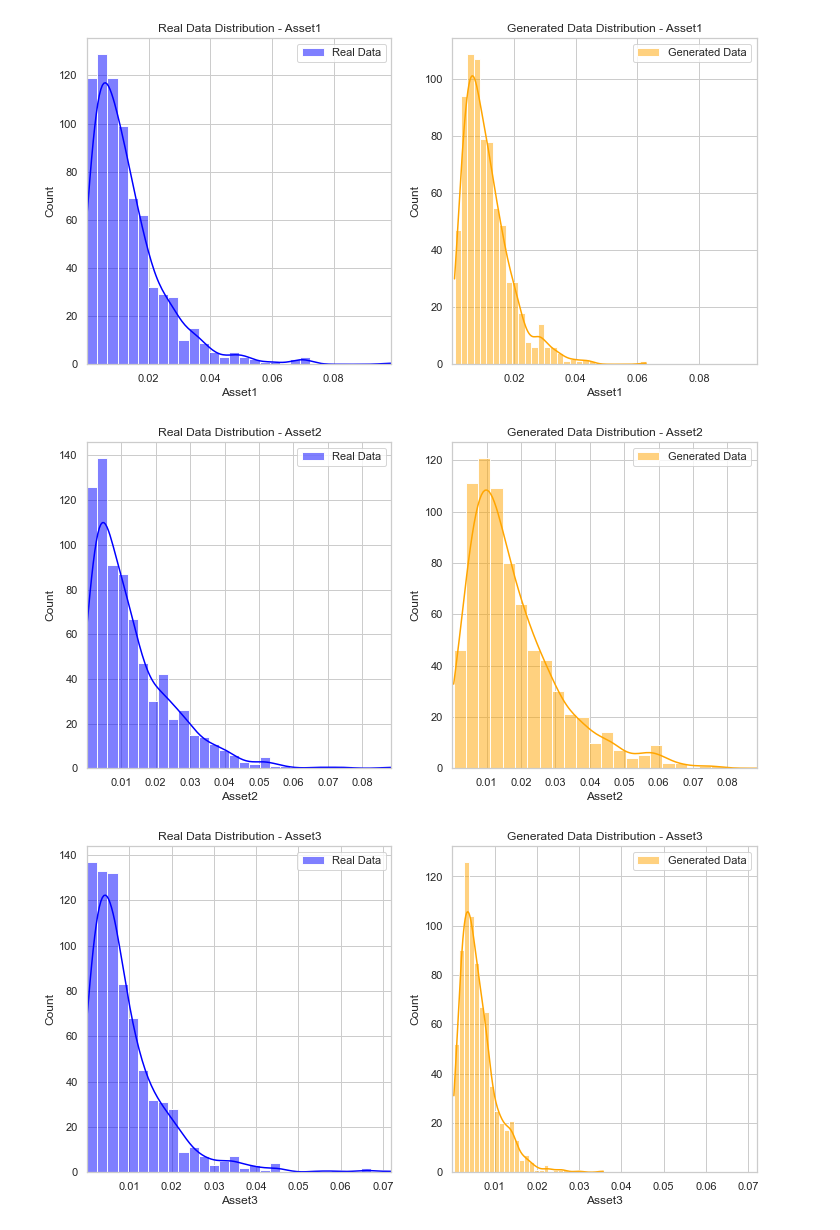
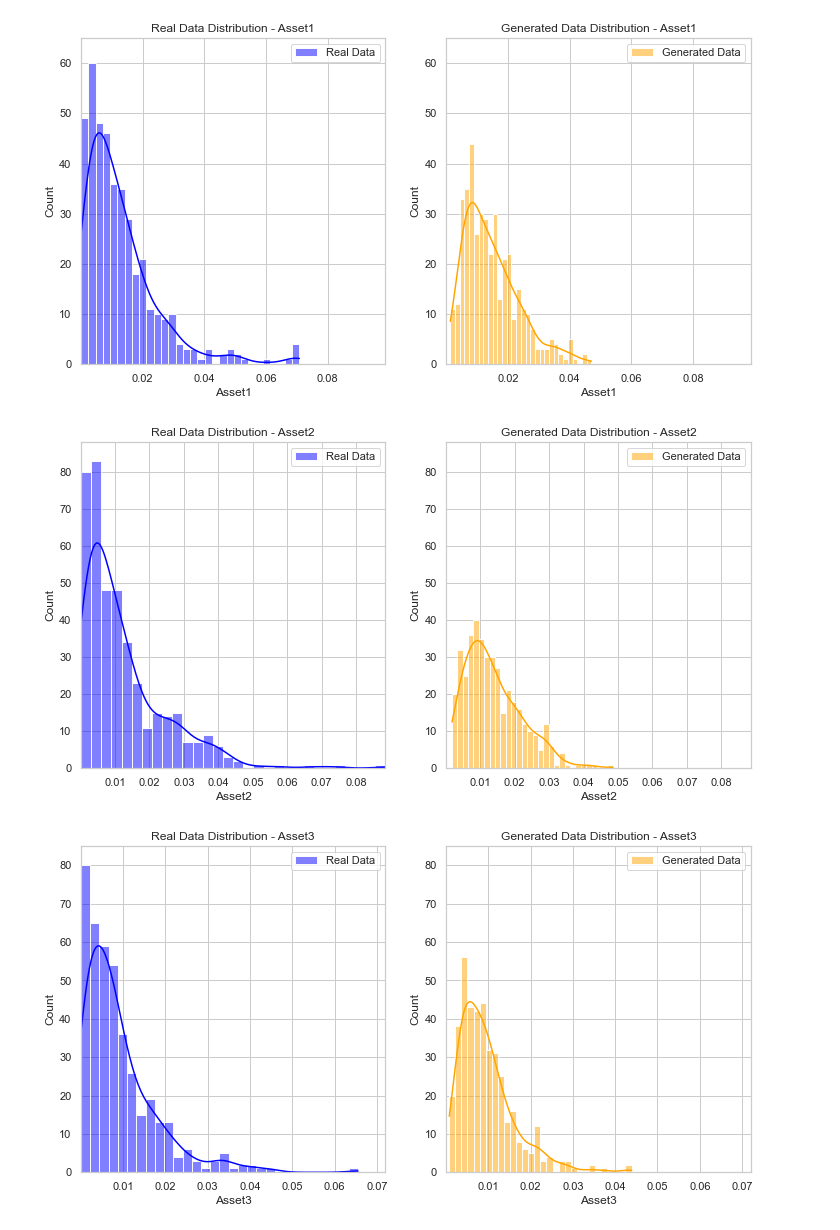
Before and after one commit to Tristan-Amadei/GenAI, a Jupyter notebook: GAN.ipynb, the cells around one changed output. Cells and saved outputs as stored; diff of their text form; code cells hidden in the pictures.

```diff
--- a/GAN.ipynb
+++ b/GAN.ipynb
@@ -53,7 +53,7 @@ class Generator(nn.Module):
     def __init__(self, input_size, output_size):
         super(Generator, self).__init__()
         self.model = nn.Sequential(
-            nn.Linear(input_size, 38),
+            nn.Linear(input_size, 42),
             nn.ReLU(),
             # nn.Linear(64, 32),
             # nn.ReLU(),
@@ -62,7 +62,7 @@ class Generator(nn.Module):
             # nn.Linear(256, output_size),
             # nn.Linear(input_size, 10),
             # nn.ReLU(),
-            nn.Linear(38, output_size),
+            nn.Linear(42, output_size),
             nn.Sigmoid()
         )
 
@@ -205,7 +205,7 @@ generator.eval()
 
 # Generate new samples
 # num_samples = len(test_data) # Adjust as needed
-num_samples = len(df) # Adjust as needed
+num_samples = 410 # Adjust as needed
 
 
 # desired_mean = torch.mean(test_data[:, 0])
@@ -253,33 +253,37 @@ Generated Samples:
 # %%
 import matplotlib.pyplot as plt
 import seaborn as sns
 
 # Set style for better visuals
 sns.set(style="whitegrid")
 
 # plot_test_data = pd.DataFrame(test_data.detach().numpy(), columns=["Asset1", "Asset2", "Asset3", "Asset4"])
-plot_test_data = df
+plot_test_data = df[:410]
 
 # Plotting real vs generated distributions for each feature
 for i, feature in enumerate(["Asset1", "Asset2", "Asset3", "Asset4"]):
     plt.figure(figsize=(12, 6))
 
     # Plot real data distribution
     plt.subplot(1, 2, 1)
-    sns.histplot(plot_test_data[feature], bins=30, kde=True, color='blue', label='Real Data')
+    ax = sns.histplot(plot_test_data[feature], bins=30, kde=True, color='blue', label='Real Data')
     plt.title(f"Real Data Distribution - {feature}")
     plt.legend()
     plt.xlim(plot_test_data[feature].min(), df[feature].max())
+    # Get the maximum frequency
+    max_freq = max(ax.patches, key=lambda x: x.get_height()).get_height()
+    plt.ylim(0, max_freq+5)
 
     # Plot generated data distribution
     plt.subplot(1, 2, 2)
     sns.histplot(generated_df[feature], bins=30, kde=True, color='orange', label='Generated Data')
     plt.title(f"Generated Data Distribution - {feature}")
     plt.legend()
     plt.xlim(plot_test_data[feature].min(), df[feature].max())
+    plt.ylim(0, max_freq+5)
 
     plt.show()
 # %% [output]
-[figure, old version]
+[figure, new version]
-[figure, old version]
+[figure, new version]
-[figure, old version]
+[figure, new version]
```
Also changed, not shown: parts of 10 cells of this notebook, 18 other files.
